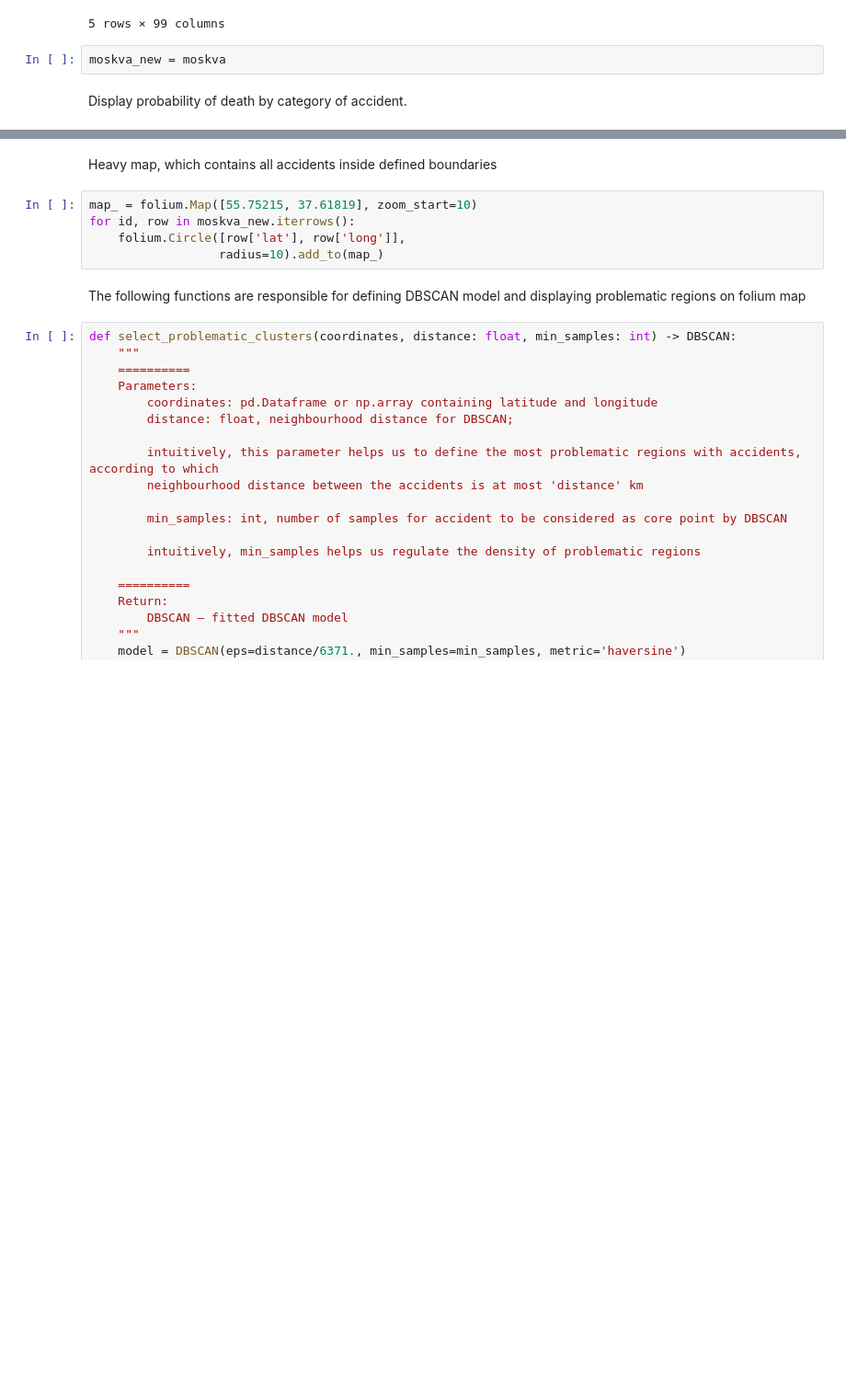
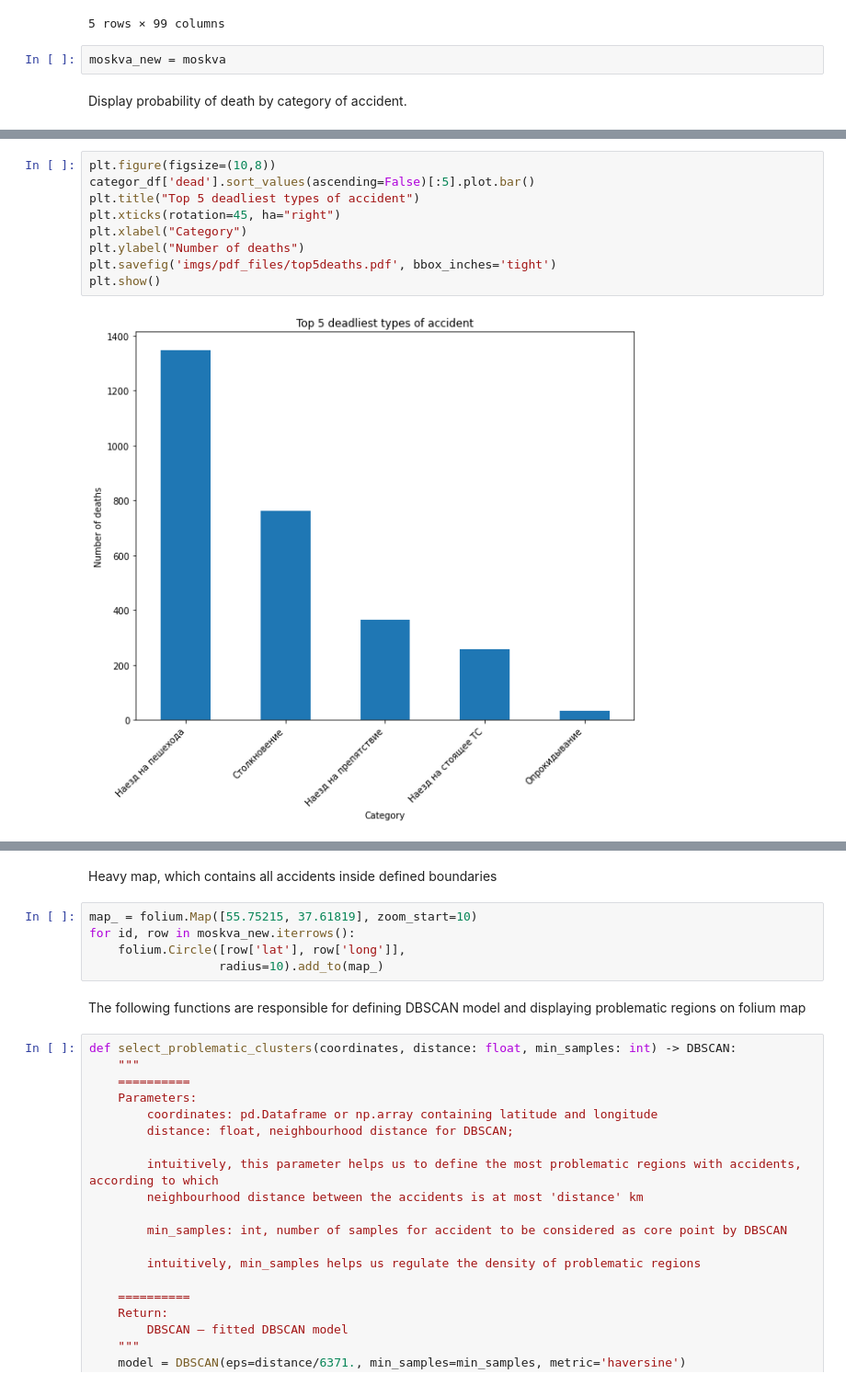
Before and after one commit to isdevnull/cw3, a Jupyter notebook: clusters.ipynb, the cells around one changed output, grey strips where cells are left out. Shown at 92% size. Saved outputs shown, nothing was run; the diff lists cells and outputs as text; blank space fills up the shorter version.

```diff
--- a/clusters.ipynb
+++ b/clusters.ipynb
@@ -43,0 +46,11 @@ categor_df
+# %%
+plt.figure(figsize=(10,8))
+categor_df['dead'].sort_values(ascending=False)[:5].plot.bar()
+plt.title("Top 5 deadliest types of accident")
+plt.xticks(rotation=45, ha="right")
+plt.xlabel("Category")
+plt.ylabel("Number of deaths")
+plt.savefig('imgs/pdf_files/top5deaths.pdf', bbox_inches='tight')
+plt.show()
+# %% [output]
+[figure, added]
```
Also changed, not shown: parts of 4 cells of this notebook.
